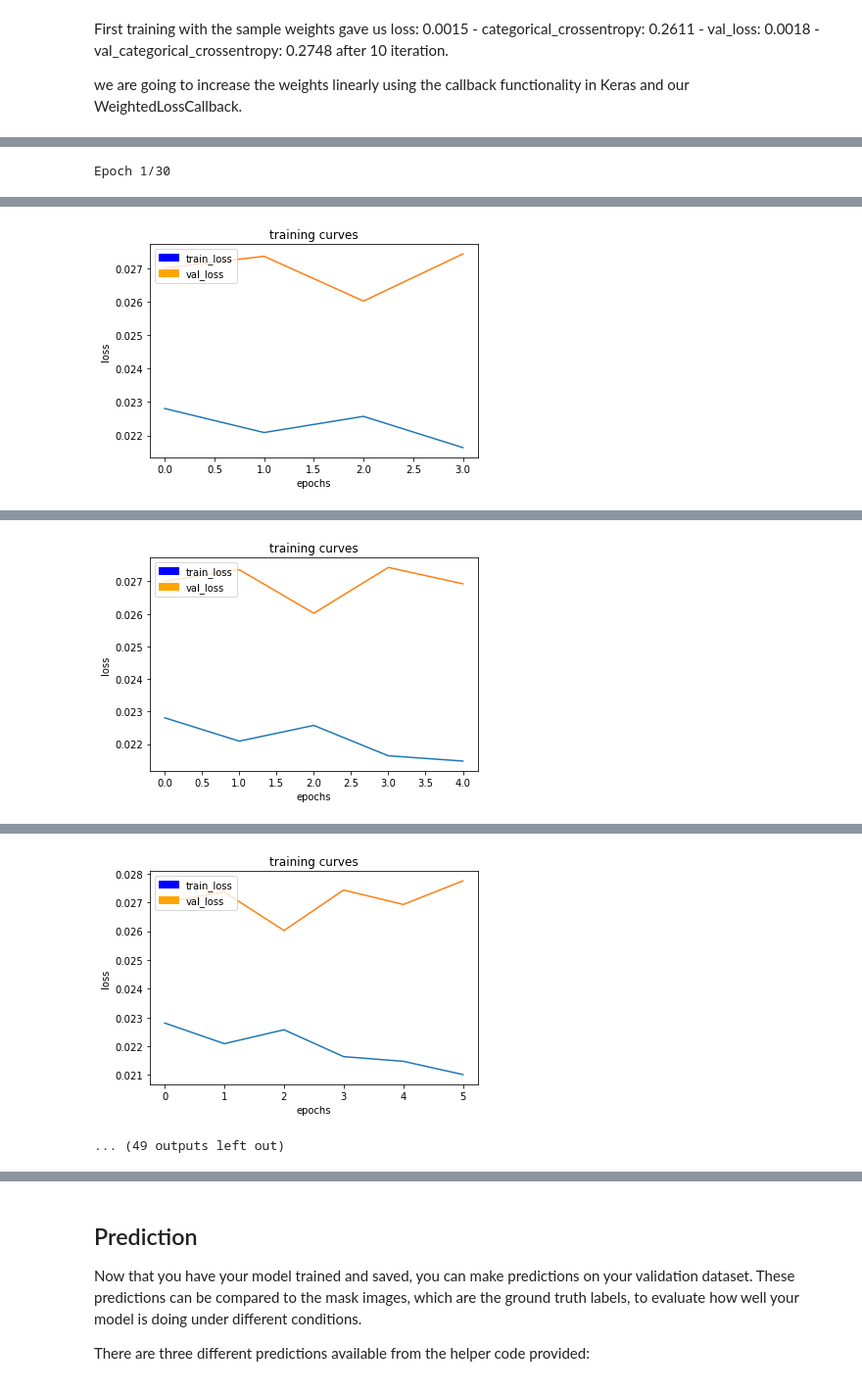
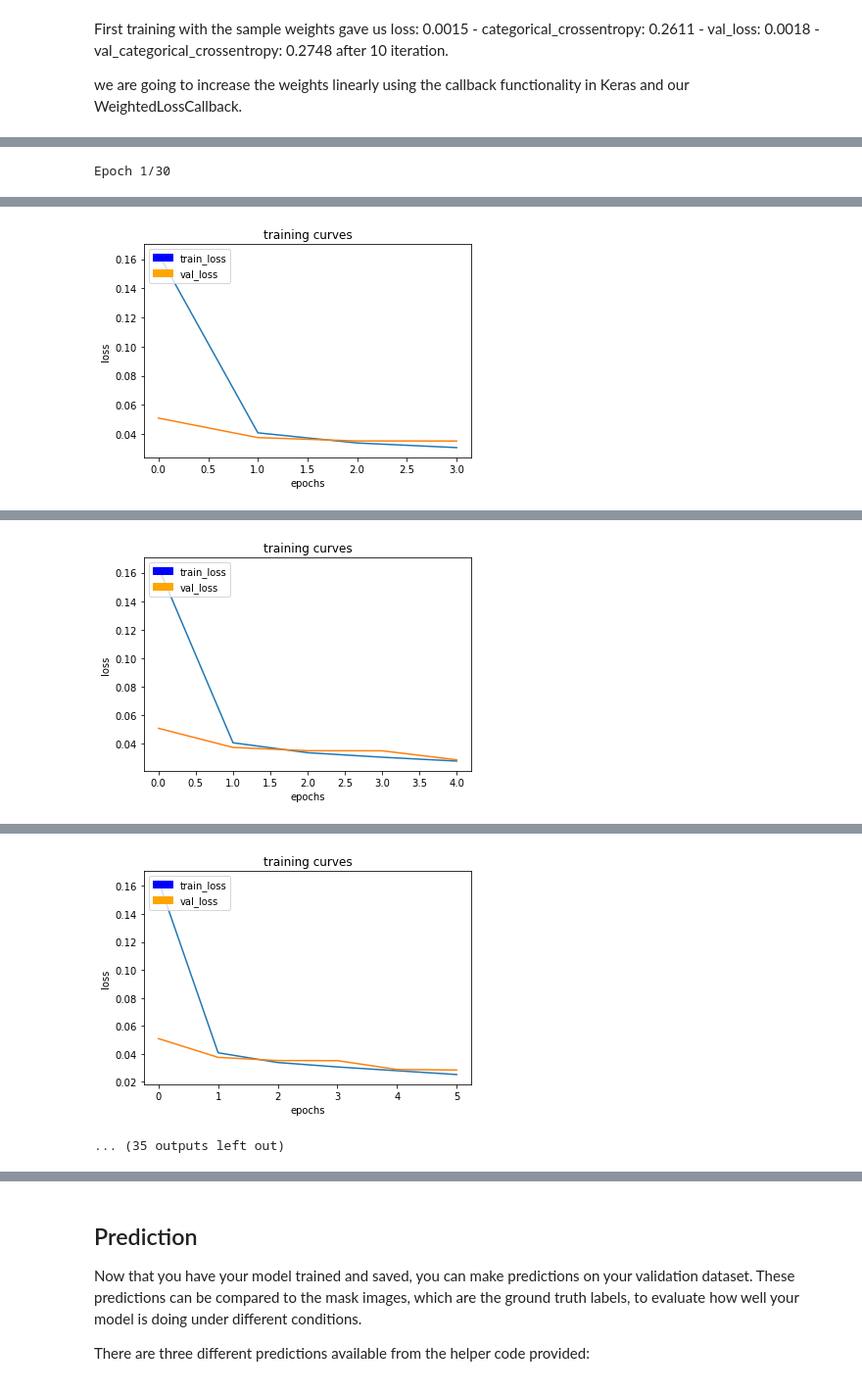
Before and after one commit to ndilsou/RoboND-FCN-Segmentation, a Jupyter notebook: code/model_training.ipynb, the cells around one changed output, grey strips where cells are left out. Shown at 98% size. Drawn from its saved outputs; the diff is of its cells as text; code cells hidden in the pictures.

Commit message:
final model obtained with aIoU of 0.4.

```diff
--- a/code/model_training.ipynb
+++ b/code/model_training.ipynb
@@ -185,8 +185,8 @@ def fcn_model2(inputs, num_classes, has_max_pool, rate=None):
     # Remember that with each encoder layer, the depth of your model (the number of filters) increases.
 
     # block 1
-    x0 = encoder_block(inputs, 16, 2)
-    x1 = encoder_block(x0, 32, 1)
+    #x0 = encoder_block(inputs, 16, 2)
+    x1 = encoder_block(inputs, 32, 1)
     pool1 = downsampling_block(x1, has_max_pool)
     x2 = layers.SpatialDropout2D(rate=rate)(pool1)
 
@@ -216,9 +216,10 @@ def fcn_model2(inputs, num_classes, has_max_pool, rate=None):
     # block 5
     x11 = decoder_block(x10, x1, 32)
     x12 = layers.SpatialDropout2D(rate=rate)(x11)
-    x13 = bilinear_upsample(x12)
+    #x13 = bilinear_upsample(x12)
+    #x13 = decoder_block(x12, inputs, 16)
     # The function returns the output layer of your model. "x" is the final layer obtained from the last decoder_block()
-    return layers.Conv2D(num_classes, 1, activation='softmax', padding='same')(x13)
+    return layers.Conv2D(num_classes, 1, activation='softmax', padding='same')(x12)
 # %% [markdown]
 ## Training <a id='training'></a>
 The following cells will use the FCN you created and define an ouput layer based on the size of the processed image and the number of classes recognized. You will define the hyperparameters to compile and train your model.
@@ -244,12 +233,24 @@ Define and tune your hyperparameters.
 - **steps_per_epoch**: number of batches of training images that go through the network in 1 epoch. We have provided you with a default value. One recommended value to try would be based on the total number of images in training dataset divided by the batch_size.
 - **validation_steps**: number of batches of validation images that go through the network in 1 epoch. This is similar to steps_per_epoch, except validation_steps is for the validation dataset. We have provided you with a default value for this as well.
 - **workers**: maximum number of processes to spin up. This can affect your training speed and is dependent on your hardware. We have provided a recommended value to work with.
+# %%
+"""
+DON'T MODIFY ANYTHING IN THIS CELL THAT IS BELOW THIS LINE
+"""
+
+image_hw = 160
+image_shape = (image_hw, image_hw, 3)
+inputs = layers.Input(image_shape)
+num_classes = 3
+
+# Call fcn_model()
+output_layer = fcn_model2(inputs, num_classes, rate=0.1, has_max_pool=True)
 # %%
 train_size = len(os.listdir("../data/train_combined/images/"))
 val_size = len(os.listdir("../data/validation/images/"))
 # %%
 learning_rate = 0.001
-batch_size = 16
+batch_size = 8
 num_epochs = 30
 steps_per_epoch = int(train_size/batch_size)
 validation_steps = int(val_size/batch_size)
@@ -392,10 +393,11 @@ val_iter = data_iterator.BatchIteratorSimple(batch_size=batch_size,
                                              image_shape=image_shape)
 
 logger_cb = plotting_tools.LoggerPlotter()
-lr_plateau_cb = keras.callbacks.ReduceLROnPlateau(monitor="categorical_crossentropy", patience=4, min_lr=0.0001)
+lr_plateau_cb = keras.callbacks.ReduceLROnPlateau(monitor="categorical_crossentropy", patience=3, min_lr=0.0001)
 file_logger_cb = keras.callbacks.CSVLogger("../logs/run1.csv", append=False)
-checkpoints_cb = keras.callbacks.ModelCheckpoint("weights.{epoch:02d}-{val_loss:.2f}.hdf5", monitor="categorical_crossentropy", save_best_only=True, period=5)
-callbacks = [logger_cb, lr_plateau_cb, file_logger_cb, checkpoints_cb]
+checkpoints_cb = keras.callbacks.ModelCheckpoint("../data/weights/checkpoints/weights.{epoch:02d}-{val_loss:.4f}.hdf5", monitor="categorical_crossentropy", save_best_only=True, period=5)
+early_stop_cb = keras.callbacks.EarlyStopping(monitor='val_loss', min_delta=0.001, patience=5, verbose=1, mode='min')
+callbacks = [logger_cb, lr_plateau_cb, file_logger_cb, checkpoints_cb, early_stop_cb]
 
 history = model.fit_generator(train_iter,
                     steps_per_epoch = steps_per_epoch, # the number of batches per epoch,
@@ -404,5 +406,6 @@ history = model.fit_generator(train_iter,
                     validation_steps = validation_steps, # the number of batches to validate on
                     callbacks=callbacks,
                     workers = workers)
+                             #initial_epoch=24)
 # %% [output]
 Epoch 1/30
@@ -417,2 +420,2 @@ Epoch 3/30
 Epoch 4/30
-[figure, old version]
+[figure, new version]
@@ -420,2 +423,2 @@ Epoch 4/30
 Epoch 5/30
-[figure, old version]
+[figure, new version]
@@ -423,6 +426,6 @@ Epoch 5/30
 Epoch 6/30
-[figure, old version]
+[figure, new version]
-... (49 outputs left out)
+... (35 outputs left out)
 # %%
 plt.plot(history.epoch, history.history['val_loss'])
 plt.plot(history.epoch, history.history['loss'])
```
Also changed, not shown: parts of 14 cells of this notebook, 2 other files.
